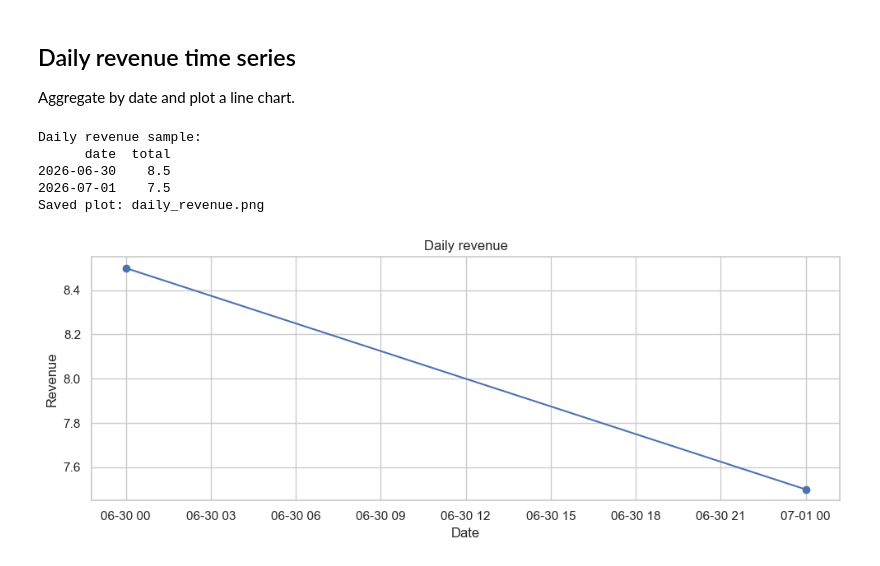
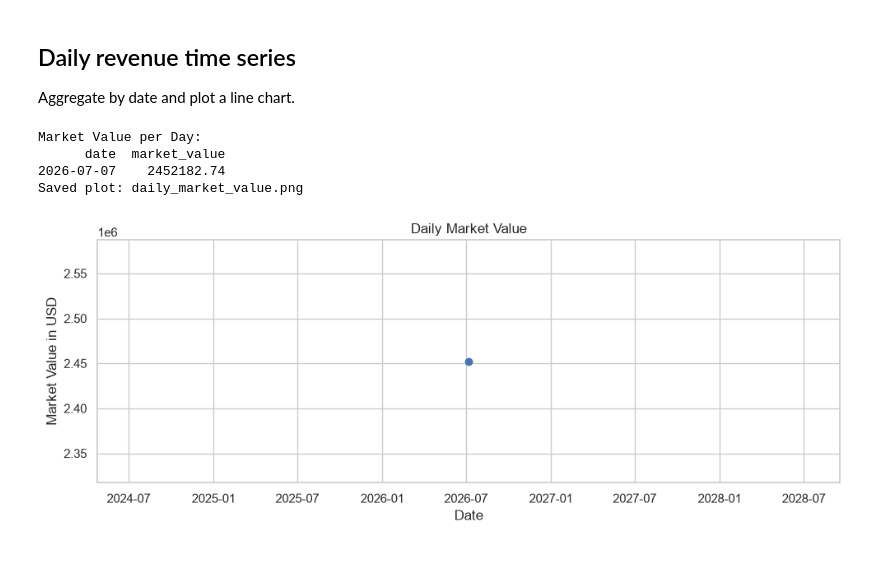
Before and after one commit to axpogroup/introductory-apprenticeship-axsa, a Jupyter notebook: pandas_postgres/Day3_Aggregation_Notebook.ipynb, the cells around one changed output. Cells and saved outputs as stored; diff of their text form; code cells hidden in the pictures.

```diff
--- a/pandas_postgres/Day3_Aggregation_Notebook.ipynb
+++ b/pandas_postgres/Day3_Aggregation_Notebook.ipynb
@@ -12,7 +31,7 @@ from pathlib import Path
 
 sns.set(style='whitegrid')
 
-csv_path = Path('sales_clean.csv')
+csv_path = Path('clean_data.csv')
 if not csv_path.exists():
     # create a small sample CSV so the notebook can run without the real data
     sample = [
@@ -79,32 +104,34 @@ Saved plot: top5_items.png
 ## Daily revenue time series
 Aggregate by date and plot a line chart.
 # %%
-# Normalize scraped_at to date if present, else try to parse a date column
+# reduce scraped_at to a plain date without time, so we can group by day
 if 'scraped_at' in df.columns:
     df['date'] = pd.to_datetime(df['scraped_at'], errors='coerce').dt.date
 elif 'date' in df.columns:
     df['date'] = pd.to_datetime(df['date'], errors='coerce').dt.date
 else:
     df['date'] = pd.to_datetime('2026-06-30').date()
 
-daily = df.groupby('date', as_index=False)['total'].sum().sort_values('date')
-print('Daily revenue sample:')
-print(daily.head().to_string(index=False))
+# sum market_value per day, then sort chronologically
+daily = df.groupby('date', as_index=False)['market_value'].sum()
+daily = daily.sort_values('date')
 
-# Plot time series
-plt.figure(figsize=(10,4))
-plt.plot(pd.to_datetime(daily['date']), daily['total'], marker='o')
-plt.title('Daily revenue')
+print('Market Value per Day:')
+print(daily.to_string(index=False))
+
+# line chart, one point per day
+plt.figure(figsize=(10, 4))
+plt.plot(pd.to_datetime(daily['date']), daily['market_value'], marker='o')
+plt.title('Daily Market Value')
 plt.xlabel('Date')
-plt.ylabel('Revenue')
+plt.ylabel('Market Value in USD')
 plt.tight_layout()
-plt.savefig('daily_revenue.png')
-print('Saved plot: daily_revenue.png')
+plt.savefig('daily_market_value.png')
+print('Saved plot: daily_market_value.png')
 plt.show()
 # %% [output]
-Daily revenue sample:
-      date  total
-2026-06-30    8.5
-2026-07-01    7.5
-Saved plot: daily_revenue.png
+Market Value per Day:
+      date  market_value
+2026-07-07    2452182.74
+Saved plot: daily_market_value.png
-[figure, old version]
+[figure, new version]
```
Also changed, not shown: parts of 4 cells of this notebook, 4 other files.
